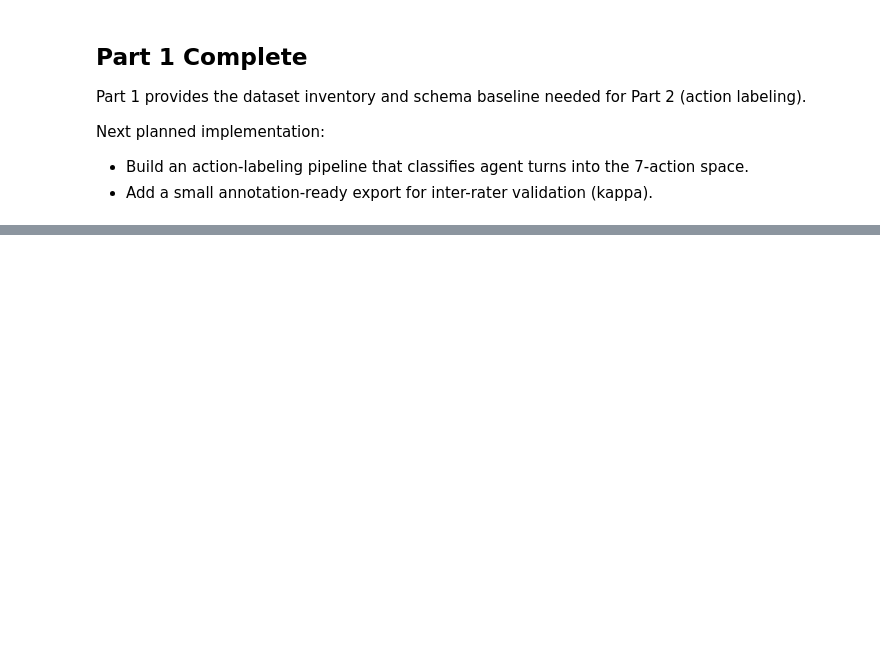
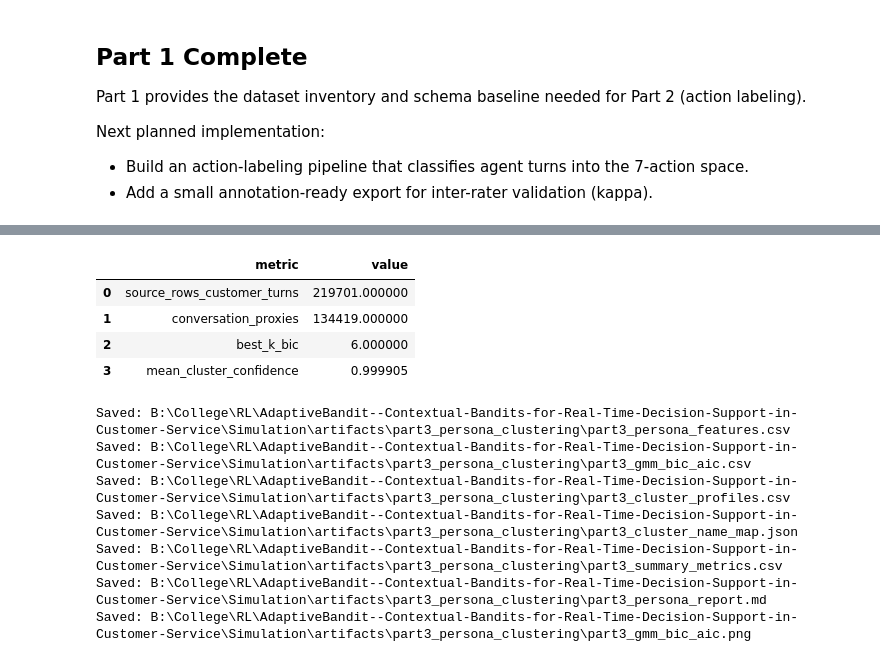
Before and after one commit to asp616848/AdaptiveBandit--Contextual-Bandits-for-Real-Time-Decision-Support-in-Customer-Service, a Jupyter notebook: Simulation/simulation_implementation_parts.ipynb, the cells around one changed output, grey strips where cells are left out. Cells and saved outputs as stored; diff of their text form; code cells hidden in the pictures; blank space fills up the shorter version.

```diff
--- a/Simulation/simulation_implementation_parts.ipynb
+++ b/Simulation/simulation_implementation_parts.ipynb
@@ -504,0 +775,73 @@ Output folder:
+# %%
+# Export Part 3 artifacts
+persona_features_path = PART3_DIR / "part3_persona_features.csv"
+bic_path = PART3_DIR / "part3_gmm_bic_aic.csv"
+cluster_profile_path = PART3_DIR / "part3_cluster_profiles.csv"
+cluster_map_path = PART3_DIR / "part3_cluster_name_map.json"
+summary_path = PART3_DIR / "part3_summary_metrics.csv"
+report_path = PART3_DIR / "part3_persona_report.md"
+
+persona_features.to_csv(persona_features_path, index=False)
+bic_df.to_csv(bic_path, index=False)
+cluster_profile.to_csv(cluster_profile_path, index=False)
+with cluster_map_path.open("w", encoding="utf-8") as f:
+    json.dump({str(k): v for k, v in cluster_name_map.items()}, f, indent=2)
+
+summary_metrics = pd.DataFrame([
+    {"metric": "source_rows_customer_turns", "value": int(len(user_df))},
+    {"metric": "conversation_proxies", "value": int(len(persona_features))},
+    {"metric": "best_k_bic", "value": int(best_k)},
+    {"metric": "mean_cluster_confidence", "value": float(persona_features["cluster_confidence"].mean())},
+])
+summary_metrics.to_csv(summary_path, index=False)
+
+persona_dist = persona_features["persona_cluster"].value_counts(normalize=True).mul(100).round(2)
+
+report_lines = [
+    "# Part 3 Persona Clustering Report",
+    "",
+    f"- Source file: {source_twitter_path}",
+    f"- Customer turns used: {len(user_df):,}",
+    f"- Conversation proxies: {len(persona_features):,}",
+    f"- Selected GMM components (BIC): {best_k}",
+    f"- Mean cluster confidence: {persona_features['cluster_confidence'].mean():.3f}",
+    "",
+    "## Persona Distribution (%)",
+]
+for name, pct in persona_dist.items():
+    report_lines.append(f"- {name}: {pct:.2f}")
+
+report_lines.extend([
+    "",
+    "## Exported Files",
+    "- part3_persona_features.csv",
+    "- part3_gmm_bic_aic.csv",
+    "- part3_cluster_profiles.csv",
+    "- part3_cluster_name_map.json",
+    "- part3_summary_metrics.csv",
+    "- part3_gmm_bic_aic.png",
+])
+
+report_path.write_text("\n".join(report_lines), encoding="utf-8")
+
+display(summary_metrics)
+print("Saved:", persona_features_path)
+print("Saved:", bic_path)
+print("Saved:", cluster_profile_path)
+print("Saved:", cluster_map_path)
+print("Saved:", summary_path)
+print("Saved:", report_path)
+print("Saved:", PART3_DIR / "part3_gmm_bic_aic.png")
+# %% [output]
+|  | metric | value |
+| 0 | source_rows_customer_turns | 219701.000000 |
+| 1 | conversation_proxies | 134419.000000 |
+| 2 | best_k_bic | 6.000000 |
+| 3 | mean_cluster_confidence | 0.999905 |
+Saved: B:\College\RL\AdaptiveBandit--Contextual-Bandits-for-Real-Time-Decision-Support-in-Customer-Service\Simulation\artifacts\part3_persona_clustering\part3_persona_features.csv
+Saved: B:\College\RL\AdaptiveBandit--Contextual-Bandits-for-Real-Time-Decision-Support-in-Customer-Service\Simulation\artifacts\part3_persona_clustering\part3_gmm_bic_aic.csv
+Saved: B:\College\RL\AdaptiveBandit--Contextual-Bandits-for-Real-Time-Decision-Support-in-Customer-Service\Simulation\artifacts\part3_persona_clustering\part3_cluster_profiles.csv
+Saved: B:\College\RL\AdaptiveBandit--Contextual-Bandits-for-Real-Time-Decision-Support-in-Customer-Service\Simulation\artifacts\part3_persona_clustering\part3_cluster_name_map.json
+Saved: B:\College\RL\AdaptiveBandit--Contextual-Bandits-for-Real-Time-Decision-Support-in-Customer-Service\Simulation\artifacts\part3_persona_clustering\part3_summary_metrics.csv
+Saved: B:\College\RL\AdaptiveBandit--Contextual-Bandits-for-Real-Time-Decision-Support-in-Customer-Service\Simulation\artifacts\part3_persona_clustering\part3_persona_report.md
+Saved: B:\College\RL\AdaptiveBandit--Contextual-Bandits-for-Real-Time-Decision-Support-in-Customer-Service\Simulation\artifacts\part3_persona_clustering\part3_gmm_bic_aic.png
```
Also changed, not shown: parts of 18 cells of this notebook, 20 other files.
